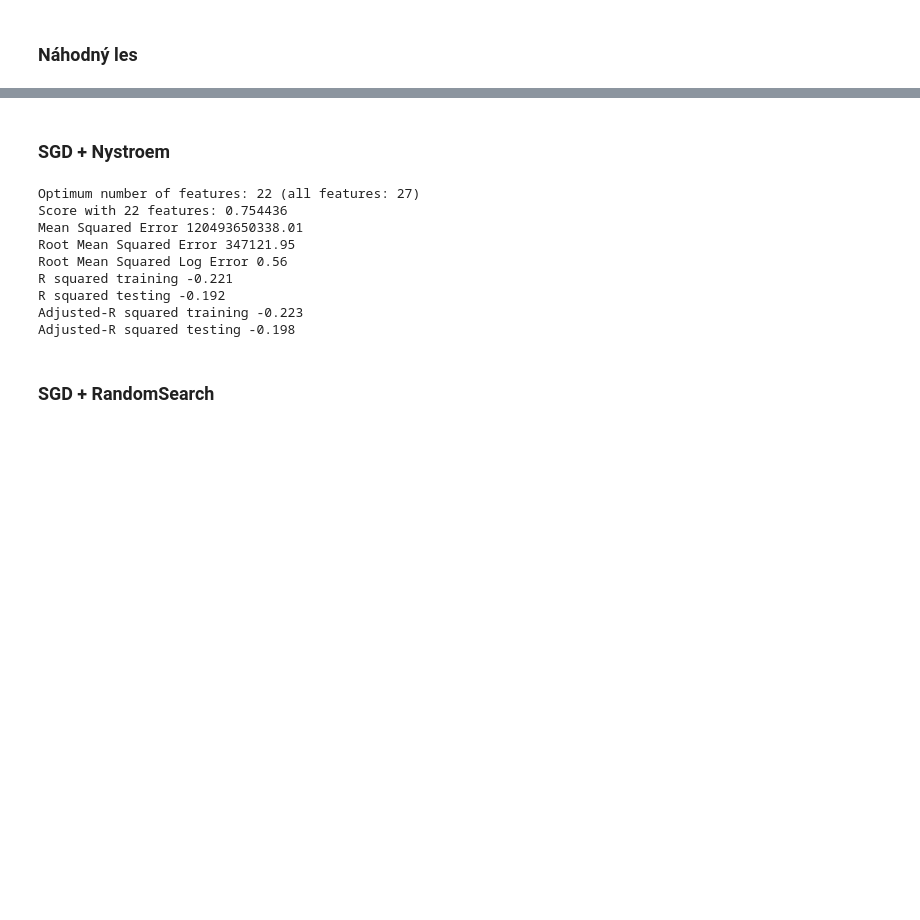
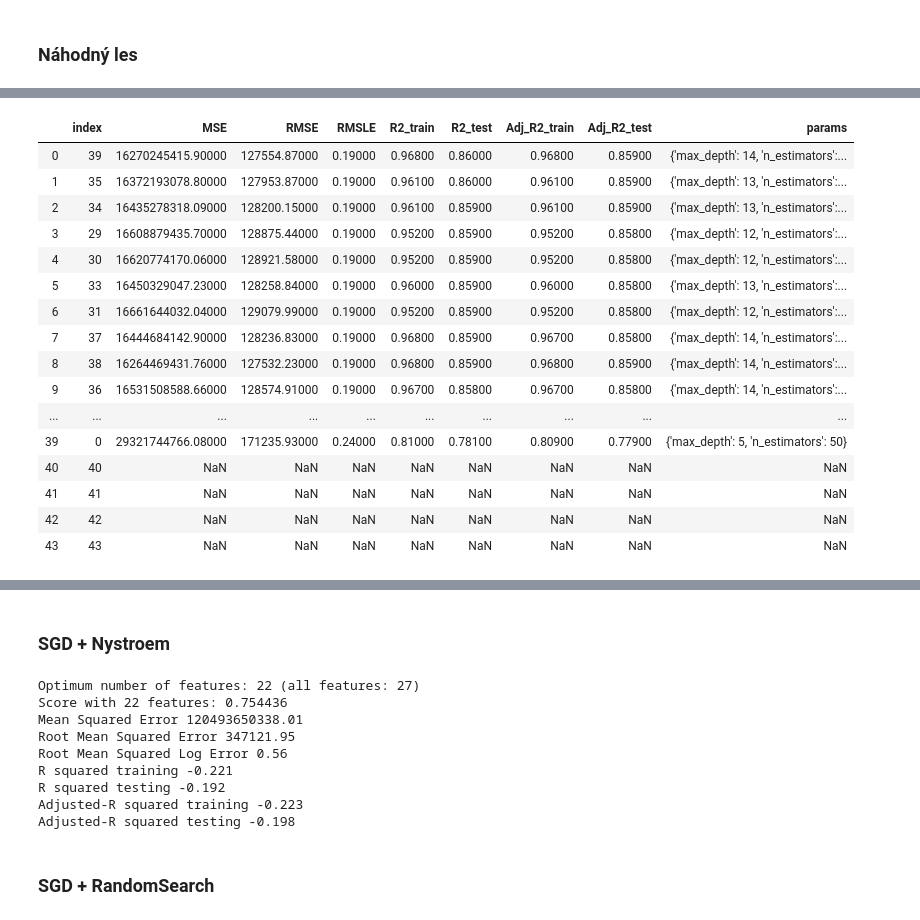
Before and after one commit to mirec3009/oznal_project, a Jupyter notebook: notebooks/Experimentovanie_a_vyhodnotenie.ipynb, the cells around one changed output, grey strips where cells are left out. Drawn from its saved outputs; the diff is of its cells as text; code cells hidden in the pictures; blank space fills up the shorter version.

```diff
--- a/notebooks/Experimentovanie_a_vyhodnotenie.ipynb
+++ b/notebooks/Experimentovanie_a_vyhodnotenie.ipynb
@@ -533,0 +549,91 @@ Adjusted-R squared testing 0.842
+# %%
+def objective_RF(hyperparameters, iteration):
+    regr_1 = RandomForestRegressor(**hyperparameters)
+    regr_1.fit(X_train, y_train)
+
+    y_1 = regr_1.predict(X_valid)
+    mean_squared_error=metrics.mean_squared_error(inv_boxcox(y_valid, price_lambda),inv_boxcox(y_1, price_lambda))
+    rmlse = metrics.mean_squared_log_error(inv_boxcox(y_valid, price_lambda), inv_boxcox(y_1, price_lambda))
+
+    r2_train = regr_1.score(X_train, y_train)
+    r2_test = regr_1.score(X_valid, y_valid)
+    adj_r2_train = 1 - (((1 - r2_train) * (X_train.shape[0] - 1)) / (X_train.shape[0] - X_train.shape[1] - 1))
+    adj_r2_test = 1 - (((1 - r2_test) * (X_valid.shape[0] - 1)) / (X_valid.shape[0] - X_valid.shape[1] - 1))
+
+    score = {
+        "MSE": round(mean_squared_error, 2),
+        "RMSE": round(np.sqrt(mean_squared_error),2),
+        "RMSLE": round(np.sqrt(rmlse),2),
+        "R2_train": round(r2_train,3),
+        "R2_test": round(r2_test,3),
+        "Adj_R2_train": round(adj_r2_train,3),
+        "Adj_R2_test": round(adj_r2_test,3)
+    }
+
+    return [score, hyperparameters]
+
+
+def grid_search(param_grid, max_iterations):
+
+    df_results = pd.DataFrame(columns = ['MSE', 'RMSE', 'RMSLE', 'R2_train', 'R2_test', 'Adj_R2_train', 'Adj_R2_test', 'params'],
+                                  index = list(range(max_iterations)))
+
+    keys, values = zip(*param_grid.items())
+
+    for i, v in enumerate(itertools.product(*values)):
+        hyperparameters = dict(zip(keys, v))
+        eval_results = objective_RF(hyperparameters, i)
+
+        for k,v in eval_results[0].items():
+            df_results[k][i] = v
+
+        df_results['params'][i] = eval_results[1]
+
+        if i >= max_iterations-1:
+            break
+
+    # Sort with best score on top
+    df_results.sort_values('R2_test', ascending = False, inplace = True)
+    df_results.reset_index(inplace=True)
+
+    return df_results
+
+param_grid = {
+#     'bootstrap': True,
+#     'criterion': 'mse',
+    'max_depth': np.arange(5,15,1),
+#     'max_features': 'auto',
+#     'max_leaf_nodes': None,
+#     'min_impurity_decrease': 0.0,
+#     'min_impurity_split': None,
+#     'min_samples_leaf': 1,
+#     'min_samples_split': 2,
+#     'min_weight_fraction_leaf': 0.0,
+    'n_estimators': [50,200,700,1000],
+#     'n_jobs': None,
+#     'oob_score': False,
+#     'random_state': None,
+#     'verbose': 0,
+#     'warm_start': False
+}
+
+df_results2 = grid_search(param_grid, 44)
+df_results2
+# %% [output]
+|  | index | MSE | RMSE | RMSLE | R2_train | R2_test | Adj_R2_train | Adj_R2_test | params |
+| 0 | 39 | 16270245415.90000 | 127554.87000 | 0.19000 | 0.96800 | 0.86000 | 0.96800 | 0.85900 | {'max_depth': 14, 'n_estimators':... |
+| 1 | 35 | 16372193078.80000 | 127953.87000 | 0.19000 | 0.96100 | 0.86000 | 0.96100 | 0.85900 | {'max_depth': 13, 'n_estimators':... |
+| 2 | 34 | 16435278318.09000 | 128200.15000 | 0.19000 | 0.96100 | 0.85900 | 0.96100 | 0.85900 | {'max_depth': 13, 'n_estimators':... |
+| 3 | 29 | 16608879435.70000 | 128875.44000 | 0.19000 | 0.95200 | 0.85900 | 0.95200 | 0.85800 | {'max_depth': 12, 'n_estimators':... |
+| 4 | 30 | 16620774170.06000 | 128921.58000 | 0.19000 | 0.95200 | 0.85900 | 0.95200 | 0.85800 | {'max_depth': 12, 'n_estimators':... |
+| 5 | 33 | 16450329047.23000 | 128258.84000 | 0.19000 | 0.96000 | 0.85900 | 0.96000 | 0.85800 | {'max_depth': 13, 'n_estimators':... |
+| 6 | 31 | 16661644032.04000 | 129079.99000 | 0.19000 | 0.95200 | 0.85900 | 0.95200 | 0.85800 | {'max_depth': 12, 'n_estimators':... |
+| 7 | 37 | 16444684142.90000 | 128236.83000 | 0.19000 | 0.96800 | 0.85900 | 0.96700 | 0.85800 | {'max_depth': 14, 'n_estimators':... |
+| 8 | 38 | 16264469431.76000 | 127532.23000 | 0.19000 | 0.96800 | 0.85900 | 0.96800 | 0.85900 | {'max_depth': 14, 'n_estimators':... |
+| 9 | 36 | 16531508588.66000 | 128574.91000 | 0.19000 | 0.96700 | 0.85800 | 0.96700 | 0.85800 | {'max_depth': 14, 'n_estimators':... |
+| ... | ... | ... | ... | ... | ... | ... | ... | ... | ... |
+| 39 | 0 | 29321744766.08000 | 171235.93000 | 0.24000 | 0.81000 | 0.78100 | 0.80900 | 0.77900 | {'max_depth': 5, 'n_estimators': 50} |
+| 40 | 40 | NaN | NaN | NaN | NaN | NaN | NaN | NaN | NaN |
+| 41 | 41 | NaN | NaN | NaN | NaN | NaN | NaN | NaN | NaN |
+| 42 | 42 | NaN | NaN | NaN | NaN | NaN | NaN | NaN | NaN |
+| 43 | 43 | NaN | NaN | NaN | NaN | NaN | NaN | NaN | NaN |
```
Also changed, not shown: parts of 27 cells of this notebook, 2 other files.
